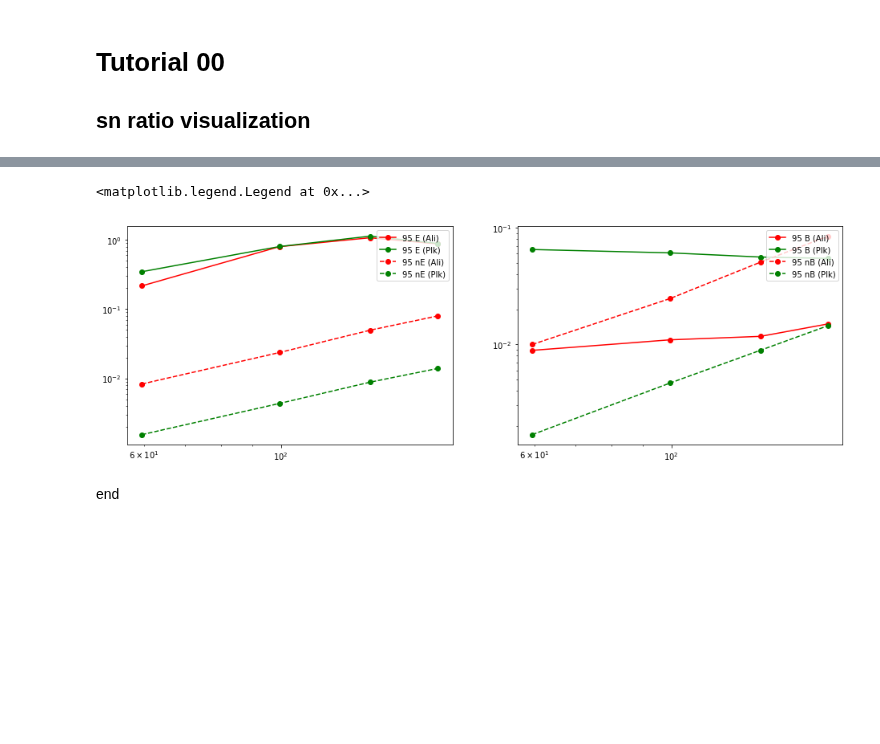
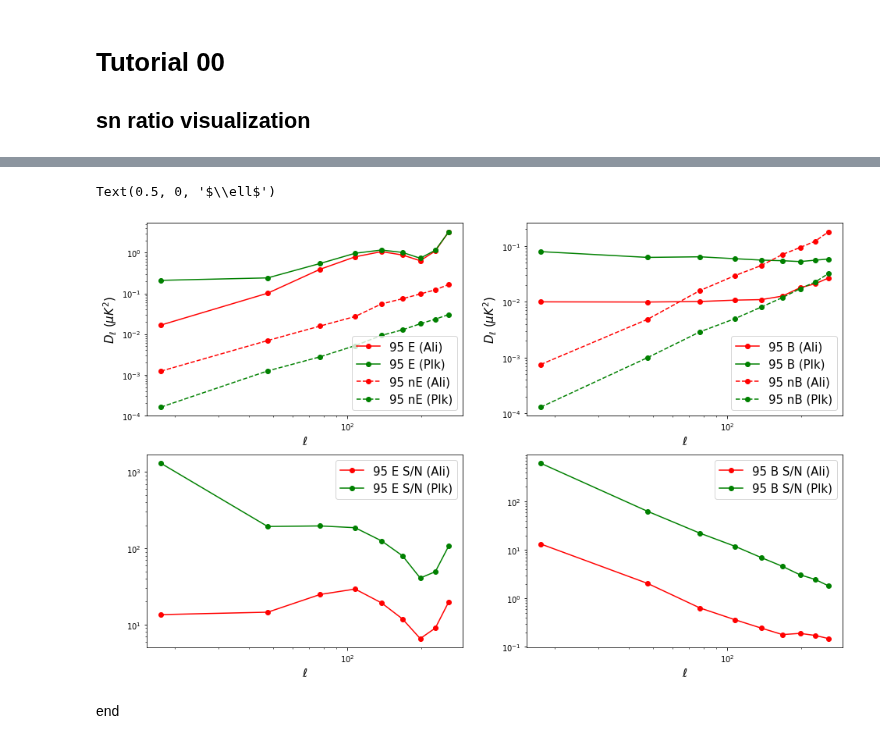
Before and after one commit to gioacchinowang/afra, a Jupyter notebook: tutorials/tutorial00.ipynb, the cells around one changed output, grey strips where cells are left out. Drawn from its saved outputs; the diff is of its cells as text; code cells hidden in the pictures; blank space fills up the shorter version.

```diff
--- a/tutorials/tutorial00.ipynb
+++ b/tutorials/tutorial00.ipynb
@@ -14,10 +14,10 @@ warnings.filterwarnings('ignore')
 
 NSIDE = 128
 NPIX = 12*NSIDE**2
-PSBIN = 40
+PSBIN = 30
 APOSCALE = 6.
-LMIN = 40
-LMAX = 200
+LMIN = 3
+LMAX = 300
 
 cmb_cl = hp.read_cl('./data/camb_cls.fits')
 mapcmb = hp.synfast(cmb_cl,nside=NSIDE,new=True,verbose=0)
@@ -32,7 +32,9 @@ fig = plt.figure(figsize=(16,5))
 
 ax1 = fig.add_subplot(121)
 hp.mollview(alimask,hold=True,cbar=0,title='Ali')
+print ('Ali fsky: ',np.sum(alimask)/NPIX)
 
 ax2 = fig.add_subplot(122)
 hp.mollview(plkmask,hold=True,cbar=0,title='Plk')
+print ('Plk fsky: ',np.sum(plkmask)/NPIX)
 # %% [output]
@@ -81,27 +105,47 @@ plkest = pstimator(nside=NSIDE,mask=plkmask,aposcale=APOSCALE,psbin=PSBIN,lmin=L
 plk95eb = plkest.autoBP(map95)
 plk95neb = plkest.autoBP(nmap95)
 # %%
-fig = plt.figure(figsize=(16,5))
+fig = plt.figure(figsize=(16,10))
 
-ax1 = fig.add_subplot(121)
+ax1 = fig.add_subplot(221)
 ax1.plot(ali95eb[0],ali95eb[1],'r-',marker='o',label='95 E (Ali)')
 ax1.plot(plk95eb[0],plk95eb[1],'g-',marker='o',label='95 E (Plk)')
 ax1.plot(ali95neb[0],ali95neb[1],'r--',marker='o',label='95 nE (Ali)')
 ax1.plot(plk95neb[0],plk95neb[1],'g--',marker='o',label='95 nE (Plk)')
 ax1.set_xscale('log')
 ax1.set_yscale('log')
-ax1.legend(loc=1)
+ax1.legend(loc=4,fontsize=15)
+ax1.set_xlabel(r'$\ell$',fontsize=15)
+ax1.set_ylabel(r'$D_\ell$ ($\mu K^2$)',fontsize=15)
 
-ax2 = fig.add_subplot(122)
+ax2 = fig.add_subplot(222)
 ax2.plot(ali95eb[0],ali95eb[2],'r-',marker='o',label='95 B (Ali)')
 ax2.plot(plk95eb[0],plk95eb[2],'g-',marker='o',label='95 B (Plk)')
 ax2.plot(ali95neb[0],ali95neb[2],'r--',marker='o',label='95 nB (Ali)')
 ax2.plot(plk95neb[0],plk95neb[2],'g--',marker='o',label='95 nB (Plk)')
 ax2.set_xscale('log')
 ax2.set_yscale('log')
-ax2.legend(loc=1)
+ax2.legend(loc=4,fontsize=15)
+ax2.set_xlabel(r'$\ell$',fontsize=15)
+ax2.set_ylabel(r'$D_\ell$ ($\mu K^2$)',fontsize=15)
+
+ax3 = fig.add_subplot(223)
+ax3.plot(ali95eb[0],ali95eb[1]/ali95neb[1],'r-',marker='o',label='95 E S/N (Ali)')
+ax3.plot(plk95eb[0],plk95eb[1]/plk95neb[1],'g-',marker='o',label='95 E S/N (Plk)')
+ax3.set_xscale('log')
+ax3.set_yscale('log')
+ax3.legend(loc=1,fontsize=15)
+ax3.set_xlabel(r'$\ell$',fontsize=15)
+
+ax4 = fig.add_subplot(224)
+ax4.plot(ali95eb[0],ali95eb[2]/ali95neb[2],'r-',marker='o',label='95 B S/N (Ali)')
+ax4.plot(plk95eb[0],plk95eb[2]/plk95neb[2],'g-',marker='o',label='95 B S/N (Plk)')
+ax4.set_xscale('log')
+ax4.set_yscale('log')
+ax4.legend(loc=1,fontsize=15)
+ax4.set_xlabel(r'$\ell$',fontsize=15)
 # %% [output]
-<matplotlib.legend.Legend at 0x...>
+Text(0.5, 0, '$\\ell$')
-[figure, old version]
+[figure, new version]
 # %% [markdown]
 end
```
Also changed, not shown: parts of 2 cells of this notebook, 6 other files.
